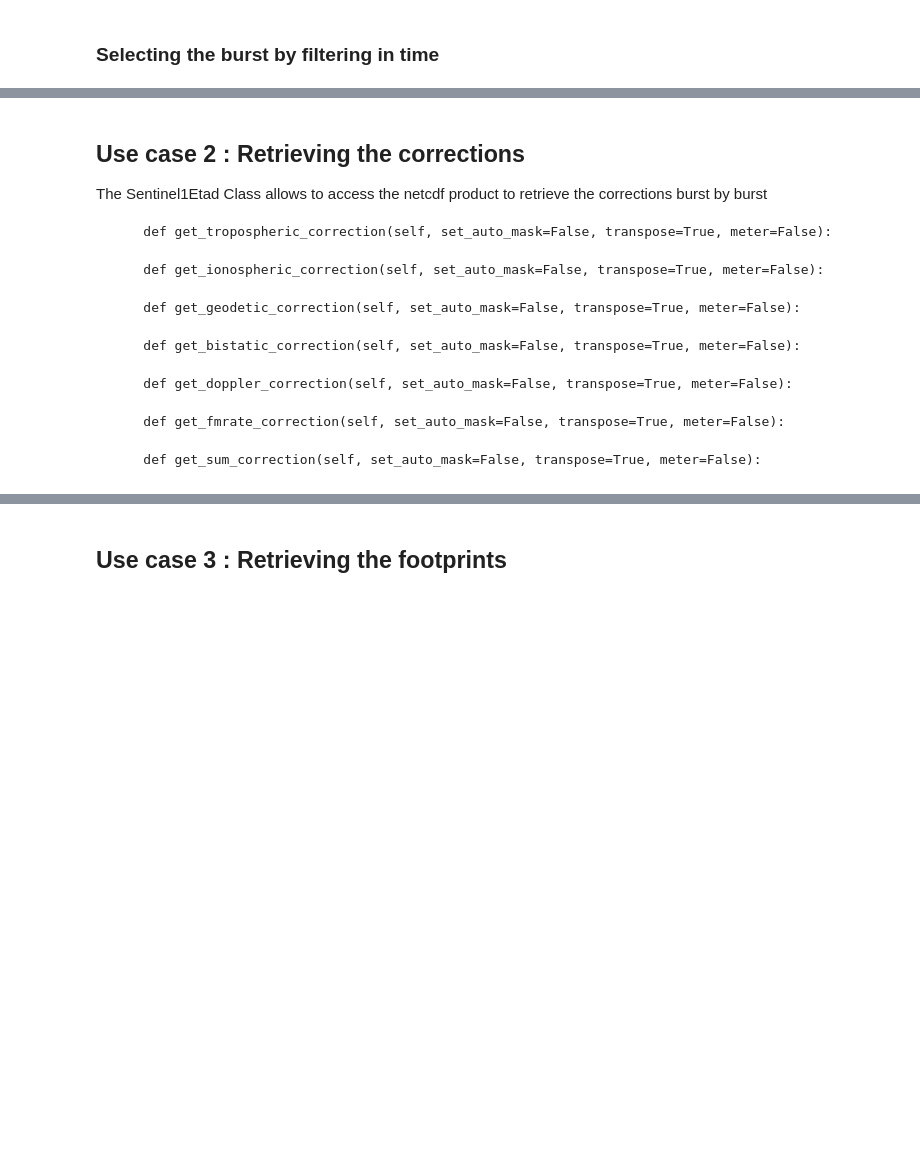
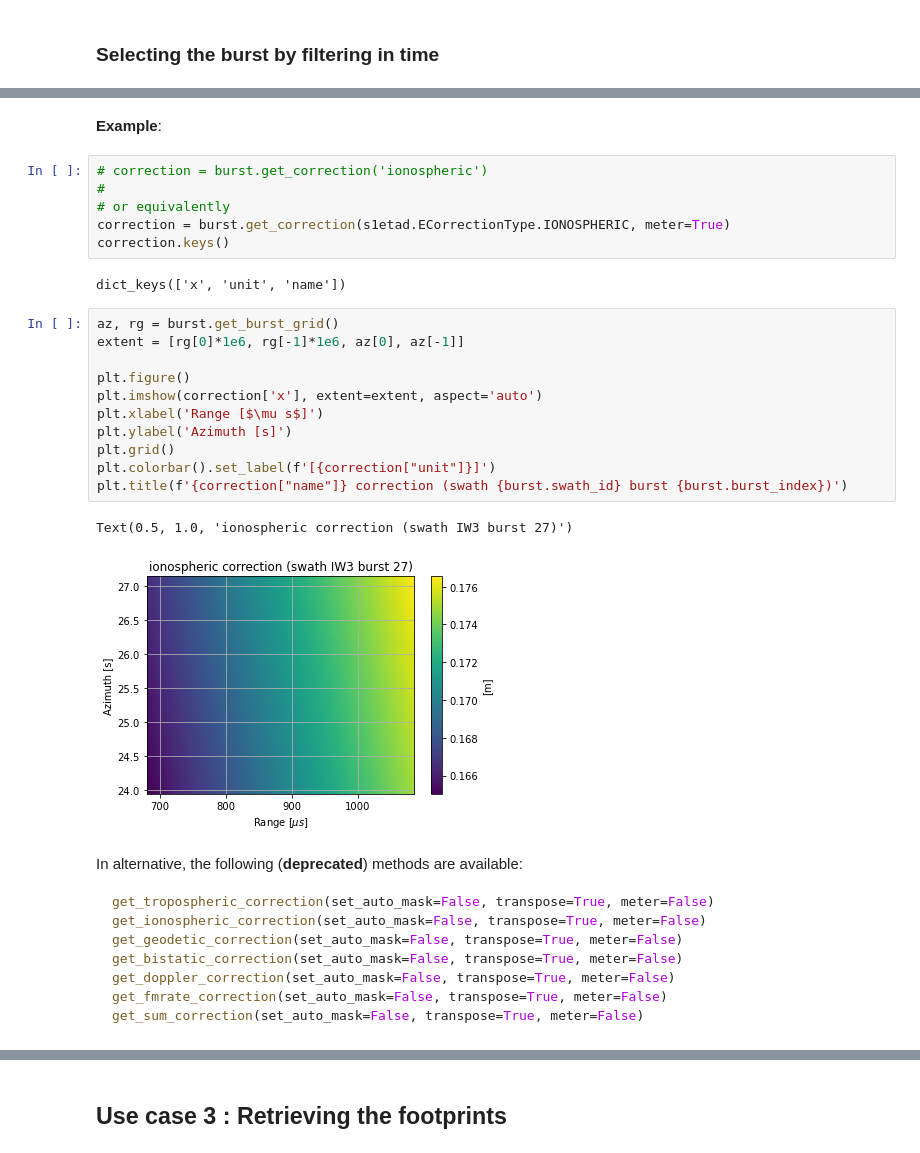
Before and after one commit to s1tools/s1-etad, a Jupyter notebook: dlr_etad.ipynb, the cells around one changed output, grey strips where cells are left out. Saved outputs shown, nothing was run; the diff lists cells and outputs as text; blank space fills up the shorter version.

````diff
--- a/dlr_etad.ipynb
+++ b/dlr_etad.ipynb
@@ -313,18 +403,36 @@ Number of bursts: 9
+# %% [markdown]
+**Example**:
+# %%
+# correction = burst.get_correction('ionospheric')
+#
+# or equivalently
+correction = burst.get_correction(s1etad.ECorrectionType.IONOSPHERIC, meter=True)
+correction.keys()
+# %% [output]
+dict_keys(['x', 'unit', 'name'])
+# %%
+az, rg = burst.get_burst_grid()
+extent = [rg[0]*1e6, rg[-1]*1e6, az[0], az[-1]]
+
+plt.figure()
+plt.imshow(correction['x'], extent=extent, aspect='auto')
+plt.xlabel('Range [$\mu s$]')
+plt.ylabel('Azimuth [s]')
+plt.grid()
+plt.colorbar().set_label(f'[{correction["unit"]}]')
+plt.title(f'{correction["name"]} correction (swath {burst.swath_id} burst {burst.burst_index})')
+# %% [output]
+Text(0.5, 1.0, 'ionospheric correction (swath IW3 burst 27)')
+[figure, added]
 # %% [markdown]
-## Use case 2 : Retrieving the corrections
-The Sentinel1Etad Class allows to access the netcdf product to retrieve the corrections burst by burst
+In alternative, the following (**deprecated**) methods are available:
+
+```python
+get_tropospheric_correction(set_auto_mask=False, transpose=True, meter=False)
+get_ionospheric_correction(set_auto_mask=False, transpose=True, meter=False)
+get_geodetic_correction(set_auto_mask=False, transpose=True, meter=False)
+get_bistatic_correction(set_auto_mask=False, transpose=True, meter=False)
+get_doppler_correction(set_auto_mask=False, transpose=True, meter=False)
+get_fmrate_correction(set_auto_mask=False, transpose=True, meter=False)
+get_sum_correction(set_auto_mask=False, transpose=True, meter=False)
 ```
-    def get_tropospheric_correction(self, set_auto_mask=False, transpose=True, meter=False):
-
-    def get_ionospheric_correction(self, set_auto_mask=False, transpose=True, meter=False):
-
-    def get_geodetic_correction(self, set_auto_mask=False, transpose=True, meter=False):
-
-    def get_bistatic_correction(self, set_auto_mask=False, transpose=True, meter=False):
-
-    def get_doppler_correction(self, set_auto_mask=False, transpose=True, meter=False):
-
-    def get_fmrate_correction(self, set_auto_mask=False, transpose=True, meter=False):
-
-    def get_sum_correction(self, set_auto_mask=False, transpose=True, meter=False):
-```
````
Also changed, not shown: parts of 51 cells of this notebook.
